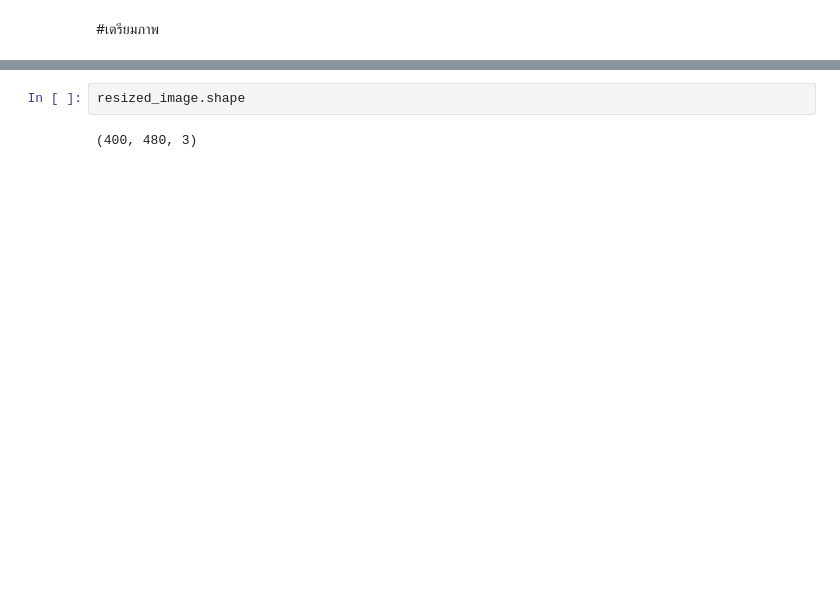
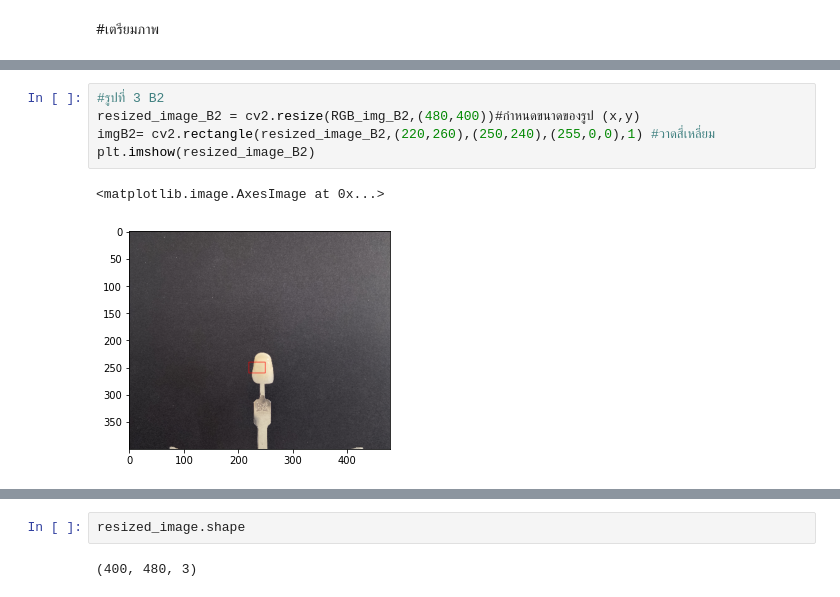
Before and after one commit to waraporn19/KKU_data_mining, a Jupyter notebook: Matching_color.ipynb, the cells around one changed output, grey strips where cells are left out. Cells and saved outputs as stored; diff of their text form; blank space fills up the shorter version.

```diff
--- a/Matching_color.ipynb
+++ b/Matching_color.ipynb
@@ -102,0 +109,8 @@ for i in range(resized_image.shape[0]):
+# %%
+#รูปที่ 3 B2
+resized_image_B2 = cv2.resize(RGB_img_B2,(480,400))#กำหนดขนาดของรูป (x,y)
+imgB2= cv2.rectangle(resized_image_B2,(220,260),(250,240),(255,0,0),1) #วาดสี่เหลี่ยม
+plt.imshow(resized_image_B2)
+# %% [output]
+<matplotlib.image.AxesImage at 0x...>
+[figure, added]
```
Also changed, not shown: parts of 25 cells of this notebook.
